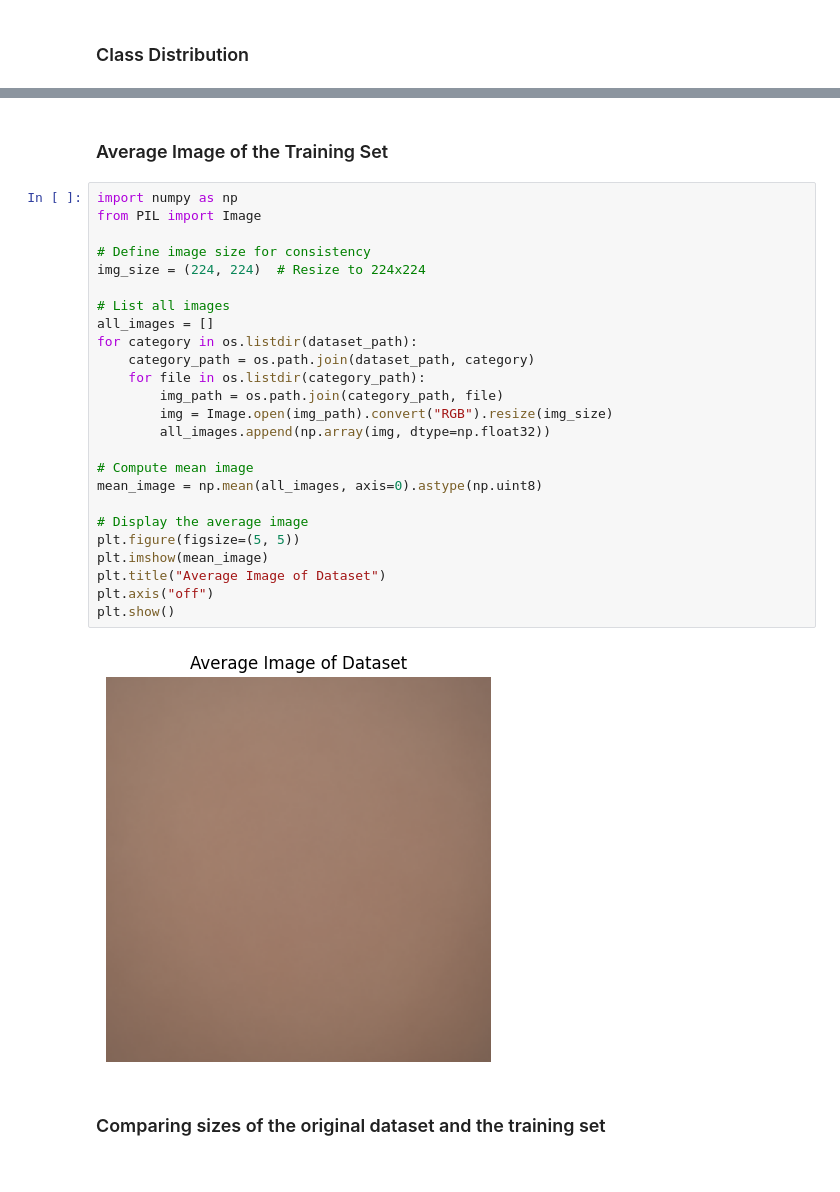
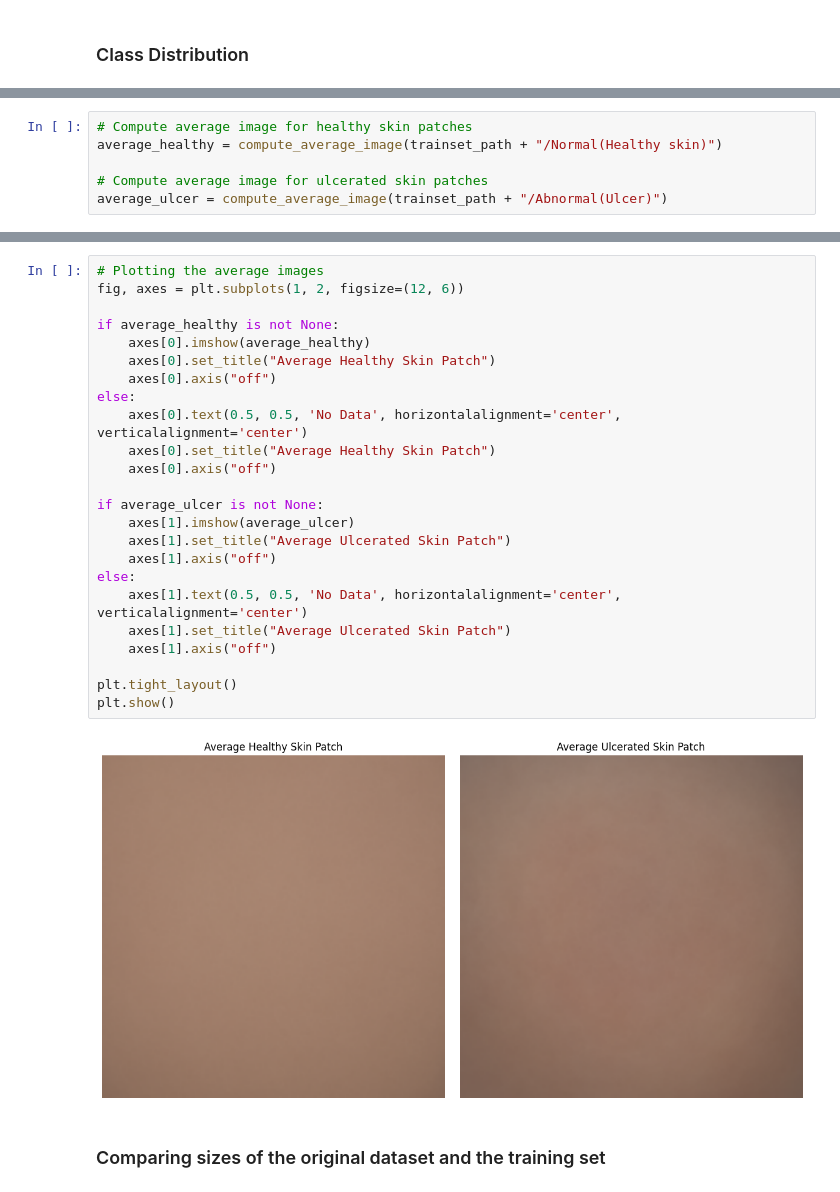
Before and after one commit to dimsparagis0210/DFU-using-Deep-Learning, a Jupyter notebook: DFU_using_Deep_Learning_Thesis.ipynb, the cells around one changed output, grey strips where cells are left out. Cells and saved outputs as stored; diff of their text form.

```diff
--- a/DFU_using_Deep_Learning_Thesis.ipynb
+++ b/DFU_using_Deep_Learning_Thesis.ipynb
@@ -106 +87,7 @@ plt.show()
+# %%
+# Compute average image for healthy skin patches
+average_healthy = compute_average_image(trainset_path + "/Normal(Healthy skin)")
+
+# Compute average image for ulcerated skin patches
+average_ulcer = compute_average_image(trainset_path + "/Abnormal(Ulcer)")
 # %% [markdown]
@@ -150,31 +95,28 @@ plt.show()
-# %% [markdown]
-### Average Image of the Training Set
-# %%
-import numpy as np
-from PIL import Image
-
-# Define image size for consistency
-img_size = (224, 224)  # Resize to 224x224
-
-# List all images
-all_images = []
-for category in os.listdir(dataset_path):
-    category_path = os.path.join(dataset_path, category)
-    for file in os.listdir(category_path):
-        img_path = os.path.join(category_path, file)
-        img = Image.open(img_path).convert("RGB").resize(img_size)
-        all_images.append(np.array(img, dtype=np.float32))
-
-# Compute mean image
-mean_image = np.mean(all_images, axis=0).astype(np.uint8)
-
-# Display the average image
-plt.figure(figsize=(5, 5))
-plt.imshow(mean_image)
-plt.title("Average Image of Dataset")
-plt.axis("off")
-plt.show()
-# %% [output]
-[figure, removed]
+# %%
+# Plotting the average images
+fig, axes = plt.subplots(1, 2, figsize=(12, 6))
+
+if average_healthy is not None:
+    axes[0].imshow(average_healthy)
+    axes[0].set_title("Average Healthy Skin Patch")
+    axes[0].axis("off")
+else:
+    axes[0].text(0.5, 0.5, 'No Data', horizontalalignment='center', verticalalignment='center')
+    axes[0].set_title("Average Healthy Skin Patch")
+    axes[0].axis("off")
+
+if average_ulcer is not None:
+    axes[1].imshow(average_ulcer)
+    axes[1].set_title("Average Ulcerated Skin Patch")
+    axes[1].axis("off")
+else:
+    axes[1].text(0.5, 0.5, 'No Data', horizontalalignment='center', verticalalignment='center')
+    axes[1].set_title("Average Ulcerated Skin Patch")
+    axes[1].axis("off")
+
+plt.tight_layout()
+plt.show()
+# %% [output]
+[figure, added]
 # %% [markdown]
 ### Comparing sizes of the original dataset and the training set
```
Also changed, not shown: parts of 24 cells of this notebook.
